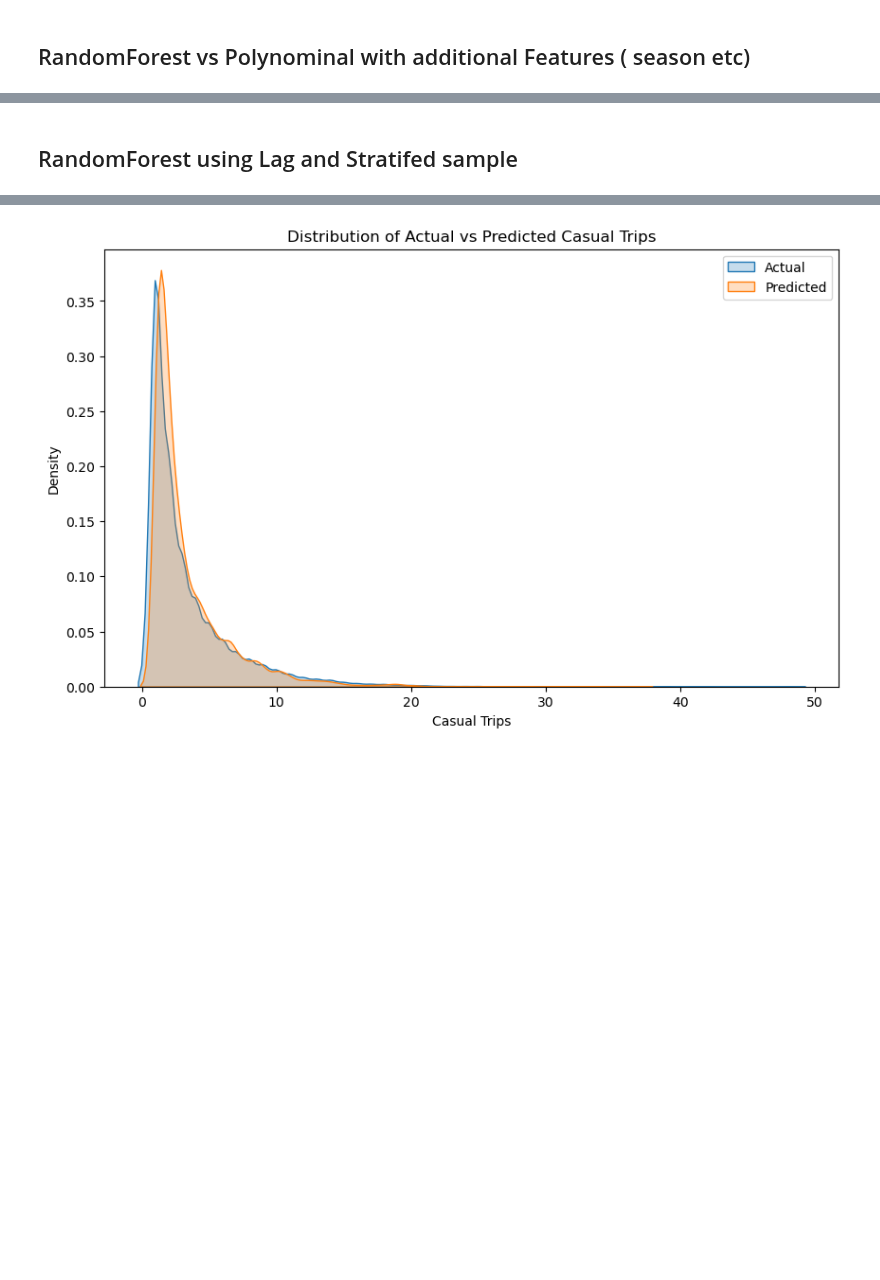
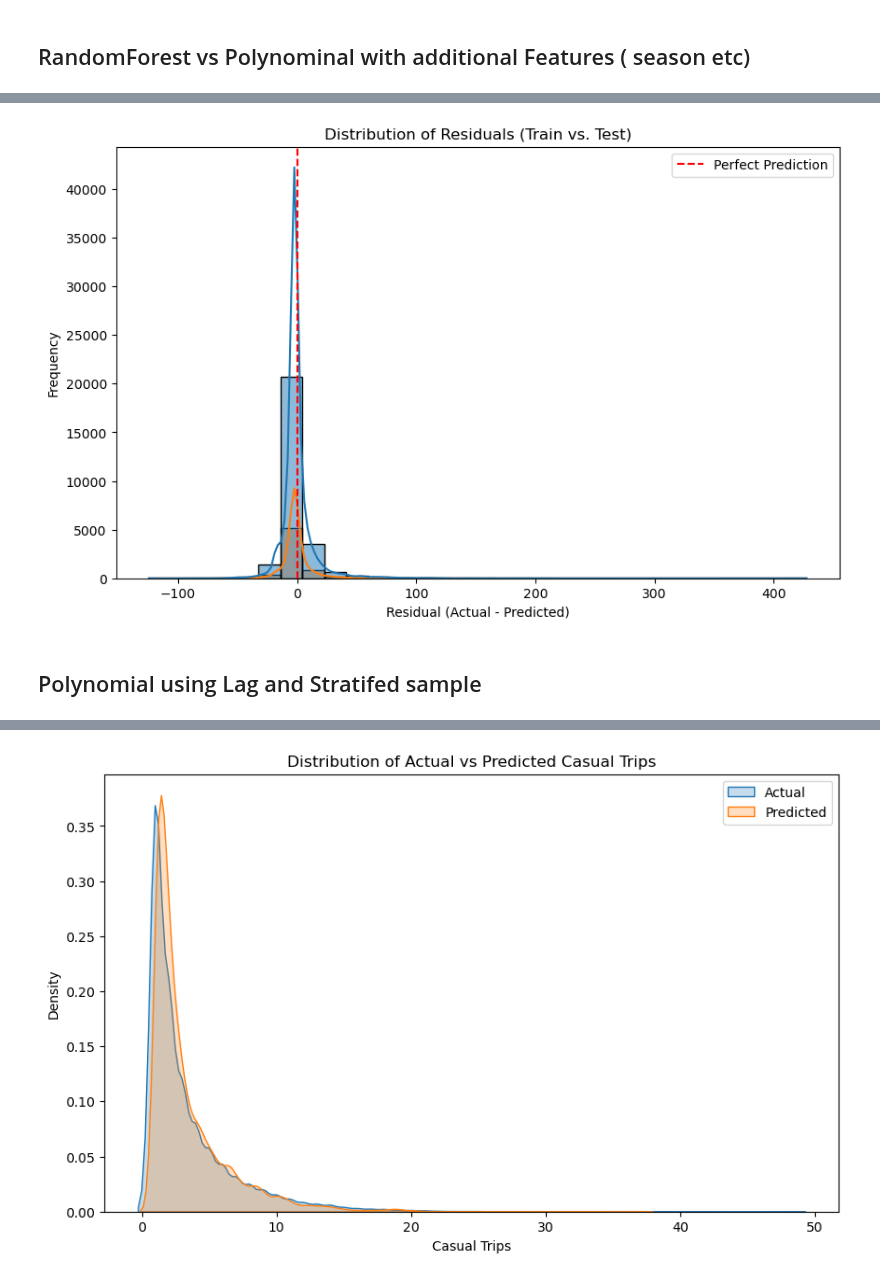
Before and after one commit to rakeshtparayil/capital_bike_share, a Jupyter notebook: capital_bike_share_demand_forecasting.ipynb, the cells around one changed output, grey strips where cells are left out. Cells and saved outputs as stored; diff of their text form; code cells hidden in the pictures; blank space fills up the shorter version.

```diff
--- a/capital_bike_share_demand_forecasting.ipynb
+++ b/capital_bike_share_demand_forecasting.ipynb
@@ -436,3 +457,23 @@ R^2 Score: 0.9889247777661166
+# %%
+# Compute residuals
+train_residuals = y_train - y_train_pred
+test_residuals = y_test - y_test_pred
+
+# Create DataFrame
+residuals_df = pd.DataFrame({'Residuals': np.concatenate([train_residuals, test_residuals]),
+                             'Dataset': ['Train'] * len(train_residuals) + ['Test'] * len(test_residuals)})
+
+# Plot
+plt.figure(figsize=(10, 6))
+sns.histplot(data=residuals_df, x='Residuals', hue='Dataset', kde=True, bins=30)
+plt.axvline(0, color='red', linestyle='--', label="Perfect Prediction")
+plt.xlabel("Residual (Actual - Predicted)")
+plt.ylabel("Frequency")
+plt.title("Distribution of Residuals (Train vs. Test)")
+plt.legend()
+plt.show()
+# %% [output]
+[figure, added]
 # %% [markdown]
-## RandomForest using Lag and Stratifed sample
+## Polynomial using Lag and Stratifed sample
 # %%
```
Also changed, not shown: parts of 15 cells of this notebook.
